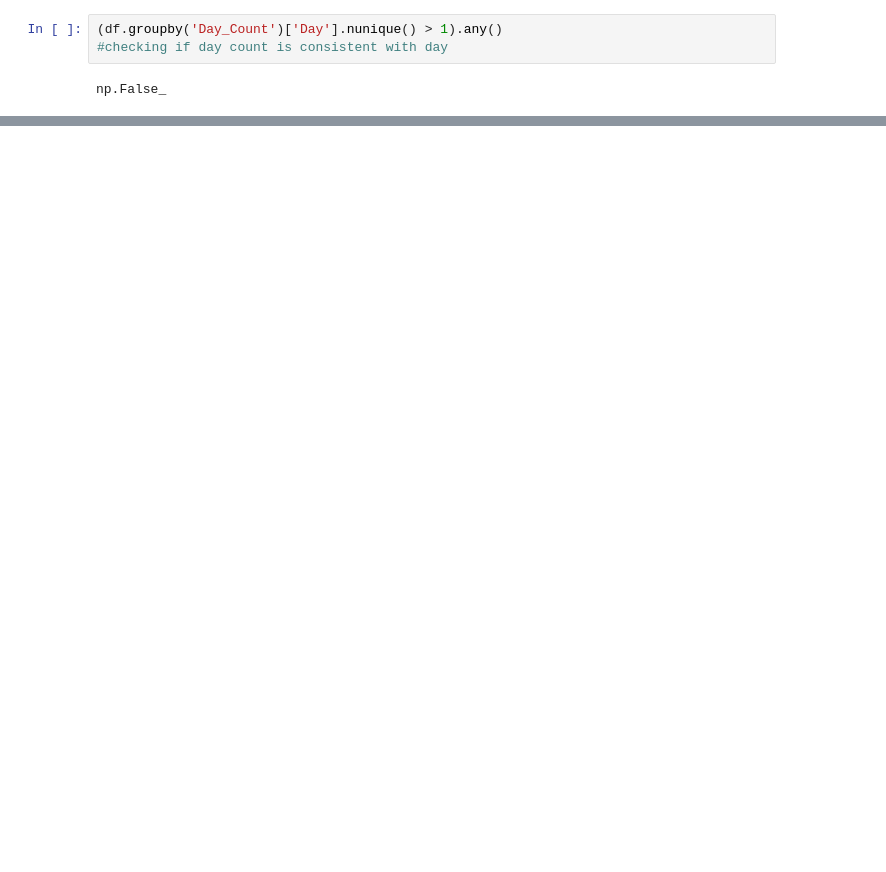
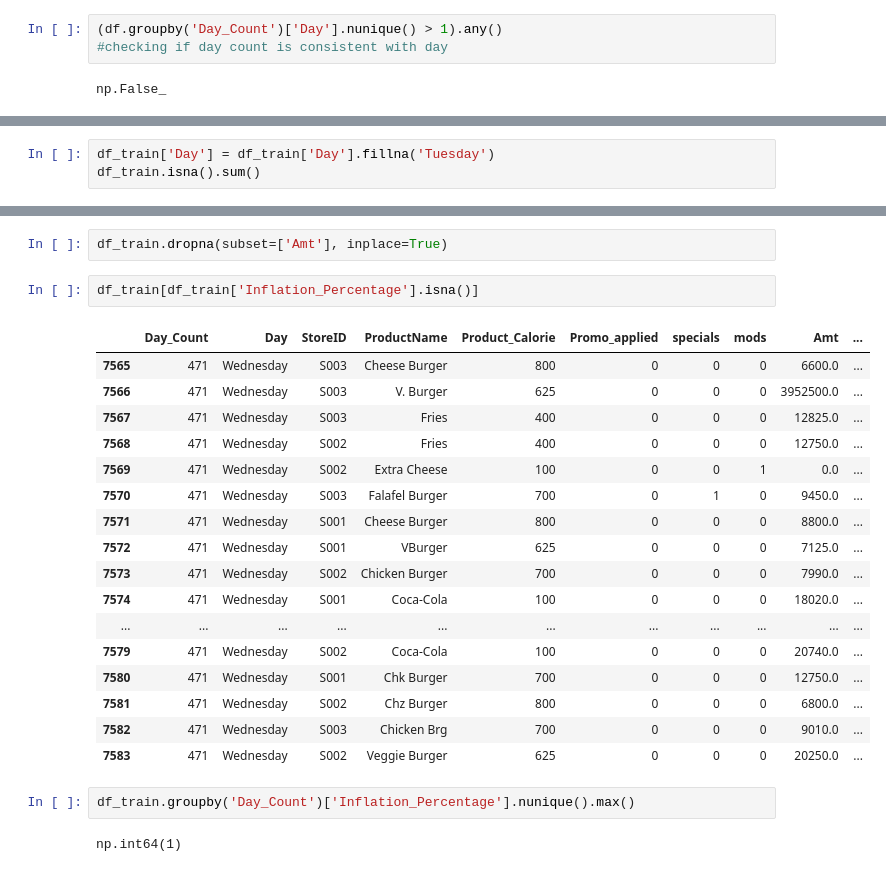
Before and after one commit to Sarthakpurii/product-demand-prediction, a Jupyter notebook: data_preprocessing_global.ipynb, the cells around one changed output, grey strips where cells are left out. Cells and saved outputs as stored; diff of their text form; blank space fills up the shorter version.

```diff
--- a/data_preprocessing_global.ipynb
+++ b/data_preprocessing_global.ipynb
@@ -130,0 +161,3 @@ np.False_
+# %%
+df_train['Day'] = df_train['Day'].fillna('Tuesday')
+df_train.isna().sum()
@@ -130,0 +178,26 @@ np.False_
+# %%
+df_train.dropna(subset=['Amt'], inplace=True)
+# %%
+df_train[df_train['Inflation_Percentage'].isna()]
+# %% [output]
+|  | Day_Count | Day | StoreID | ProductName | Product_Calorie | Promo_applied | specials | mods | Amt | ... |
+| 7565 | 471 | Wednesday | S003 | Cheese Burger | 800 | 0 | 0 | 0 | 6600.0 | ... |
+| 7566 | 471 | Wednesday | S003 | V. Burger | 625 | 0 | 0 | 0 | 3952500.0 | ... |
+| 7567 | 471 | Wednesday | S003 | Fries | 400 | 0 | 0 | 0 | 12825.0 | ... |
+| 7568 | 471 | Wednesday | S002 | Fries | 400 | 0 | 0 | 0 | 12750.0 | ... |
+| 7569 | 471 | Wednesday | S002 | Extra Cheese | 100 | 0 | 0 | 1 | 0.0 | ... |
+| 7570 | 471 | Wednesday | S003 | Falafel Burger | 700 | 0 | 1 | 0 | 9450.0 | ... |
+| 7571 | 471 | Wednesday | S001 | Cheese Burger | 800 | 0 | 0 | 0 | 8800.0 | ... |
+| 7572 | 471 | Wednesday | S001 | VBurger | 625 | 0 | 0 | 0 | 7125.0 | ... |
+| 7573 | 471 | Wednesday | S002 | Chicken Burger | 700 | 0 | 0 | 0 | 7990.0 | ... |
+| 7574 | 471 | Wednesday | S001 | Coca-Cola | 100 | 0 | 0 | 0 | 18020.0 | ... |
+| ... | ... | ... | ... | ... | ... | ... | ... | ... | ... | ... |
+| 7579 | 471 | Wednesday | S002 | Coca-Cola | 100 | 0 | 0 | 0 | 20740.0 | ... |
+| 7580 | 471 | Wednesday | S001 | Chk Burger | 700 | 0 | 0 | 0 | 12750.0 | ... |
+| 7581 | 471 | Wednesday | S002 | Chz Burger | 800 | 0 | 0 | 0 | 6800.0 | ... |
+| 7582 | 471 | Wednesday | S003 | Chicken Brg | 700 | 0 | 0 | 0 | 9010.0 | ... |
+| 7583 | 471 | Wednesday | S002 | Veggie Burger | 625 | 0 | 0 | 0 | 20250.0 | ... |
+# %%
+df_train.groupby('Day_Count')['Inflation_Percentage'].nunique().max()
+# %% [output]
+np.int64(1)
```
Also changed, not shown: parts of 22 cells of this notebook.
